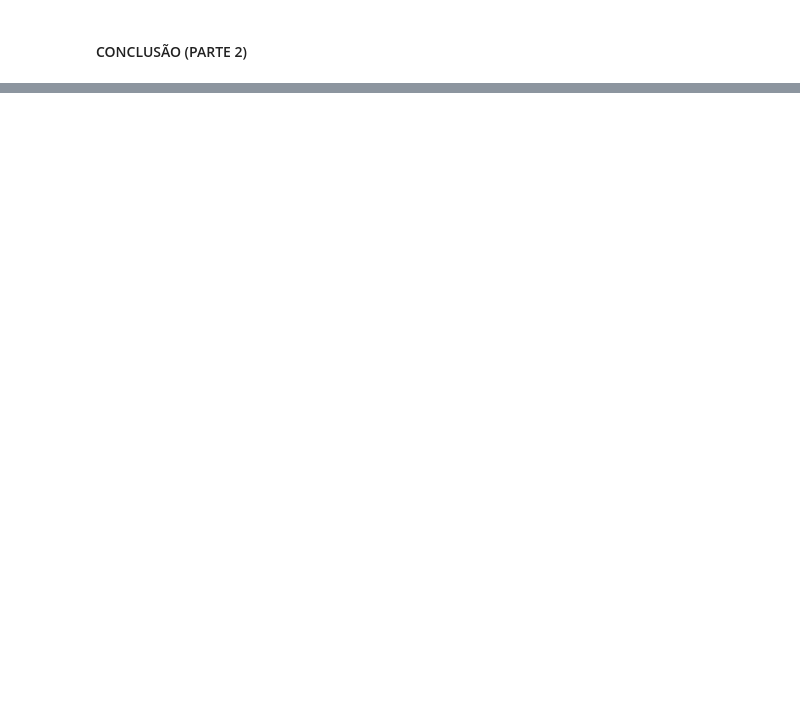
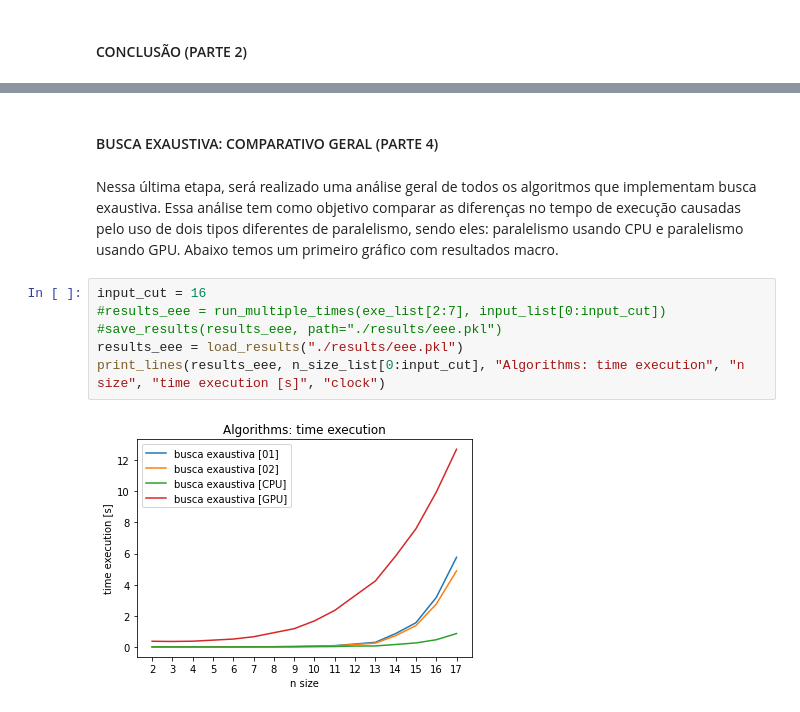
Before and after one commit to fernandocfbf/super-comp-final-results, a Jupyter notebook: relatorio_final.ipynb, the cells around one changed output, grey strips where cells are left out. Drawn from its saved outputs; the diff is of its cells as text; blank space fills up the shorter version.

```diff
--- a/relatorio_final.ipynb
+++ b/relatorio_final.ipynb
@@ -116,0 +172,12 @@ Vale notar que, apesar da solução heurística retornar o máximo global dos al
+# %% [markdown]
+#### BUSCA EXAUSTIVA: COMPARATIVO GERAL (PARTE 4)
+# %% [markdown]
+Nessa última etapa, será realizado uma análise geral de todos os algoritmos que implementam busca exaustiva. Essa análise tem como objetivo comparar as diferenças no tempo de execução causadas pelo uso de dois tipos diferentes de paralelismo, sendo eles: paralelismo usando CPU e paralelismo usando GPU. Abaixo temos um primeiro gráfico com resultados macro.
+# %%
+input_cut = 16
+#results_eee = run_multiple_times(exe_list[2:7], input_list[0:input_cut])
+#save_results(results_eee, path="./results/eee.pkl")
+results_eee = load_results("./results/eee.pkl")
+print_lines(results_eee, n_size_list[0:input_cut], "Algorithms: time execution", "n size", "time execution [s]", "clock")
+# %% [output]
+[figure, added]
```
Also changed, not shown: parts of 42 cells of this notebook, 15 other files.
